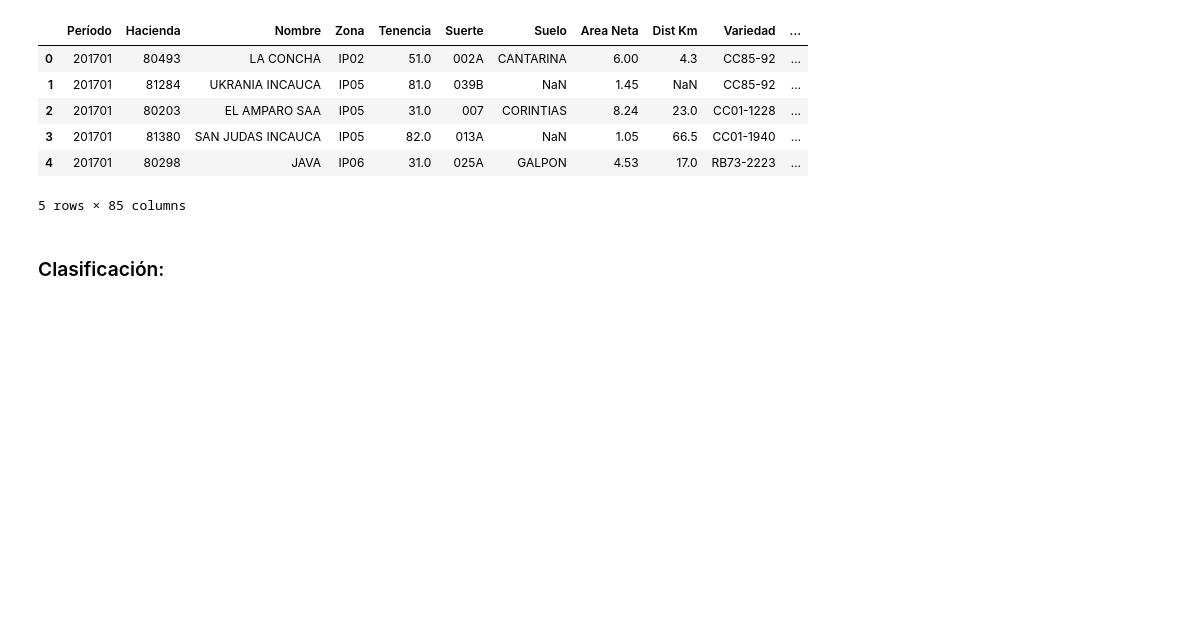
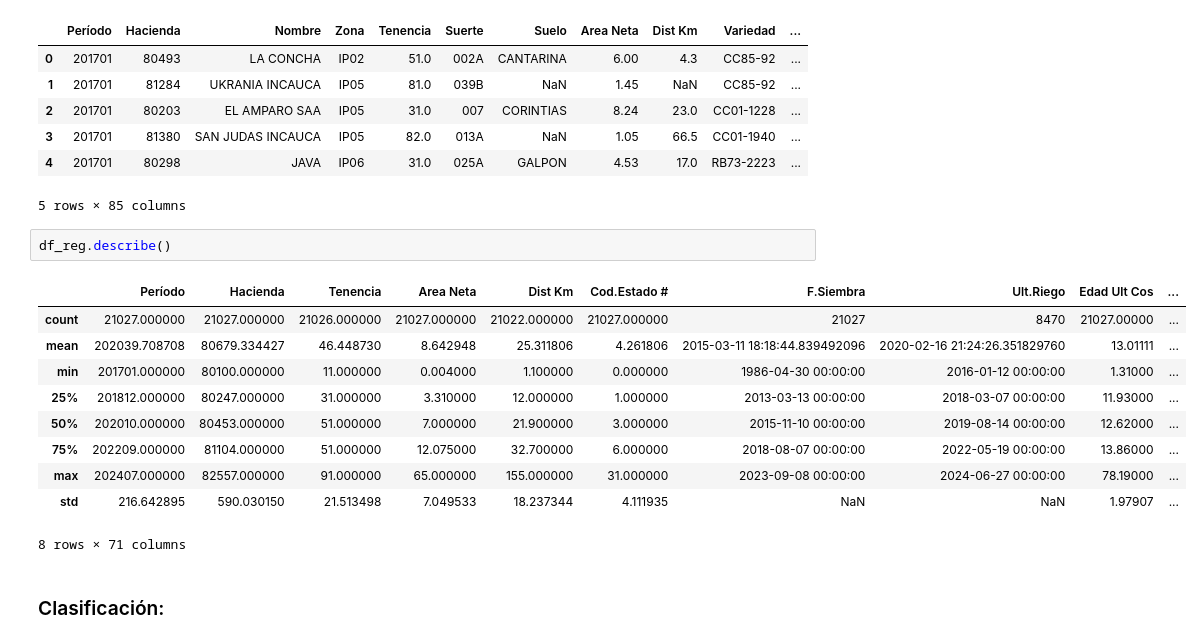
Before and after one commit to LissaAN1/prediccion-cana-LABAPO3, a Jupyter notebook: lab1.ipynb, the cells around one changed output. Saved outputs shown, nothing was run; the diff lists cells and outputs as text; blank space fills up the shorter version.

```diff
--- a/lab1.ipynb
+++ b/lab1.ipynb
@@ -317,6 +357,19 @@ df_reg.head()
 | 3 | 201701 | 81380 | SAN JUDAS INCAUCA | IP05 | 82.0 | 013A | NaN | 1.05 | 66.5 | CC01-1940 | ... |
 | 4 | 201701 | 80298 | JAVA | IP06 | 31.0 | 025A | GALPON | 4.53 | 17.0 | RB73-2223 | ... |
 5 rows × 85 columns
+# %%
+df_reg.describe()
+# %% [output]
+|  | Período | Hacienda | Tenencia | Area Neta | Dist Km | Cod.Estado # | F.Siembra | Ult.Riego | Edad Ult Cos | ... |
+| count | 21027.000000 | 21027.000000 | 21026.000000 | 21027.000000 | 21022.000000 | 21027.000000 | 21027 | 8470 | 21027.00000 | ... |
+| mean | 202039.708708 | 80679.334427 | 46.448730 | 8.642948 | 25.311806 | 4.261806 | 2015-03-11 18:18:44.839492096 | 2020-02-16 21:24:26.351829760 | 13.01111 | ... |
+| min | 201701.000000 | 80100.000000 | 11.000000 | 0.004000 | 1.100000 | 0.000000 | 1986-04-30 00:00:00 | 2016-01-12 00:00:00 | 1.31000 | ... |
+| 25% | 201812.000000 | 80247.000000 | 31.000000 | 3.310000 | 12.000000 | 1.000000 | 2013-03-13 00:00:00 | 2018-03-07 00:00:00 | 11.93000 | ... |
+| 50% | 202010.000000 | 80453.000000 | 51.000000 | 7.000000 | 21.900000 | 3.000000 | 2015-11-10 00:00:00 | 2019-08-14 00:00:00 | 12.62000 | ... |
+| 75% | 202209.000000 | 81104.000000 | 51.000000 | 12.075000 | 32.700000 | 6.000000 | 2018-08-07 00:00:00 | 2022-05-19 00:00:00 | 13.86000 | ... |
+| max | 202407.000000 | 82557.000000 | 91.000000 | 65.000000 | 155.000000 | 31.000000 | 2023-09-08 00:00:00 | 2024-06-27 00:00:00 | 78.19000 | ... |
+| std | 216.642895 | 590.030150 | 21.513498 | 7.049533 | 18.237344 | 4.111935 | NaN | NaN | 1.97907 | ... |
+8 rows × 71 columns
 # %% [markdown]
 ### Clasificación:
 # %%
```
Also changed, not shown: parts of 12 cells of this notebook.
